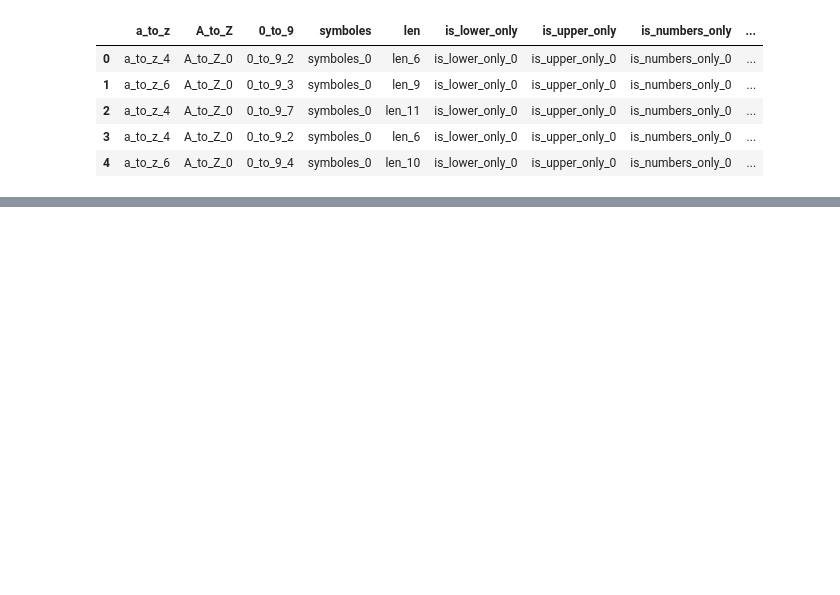
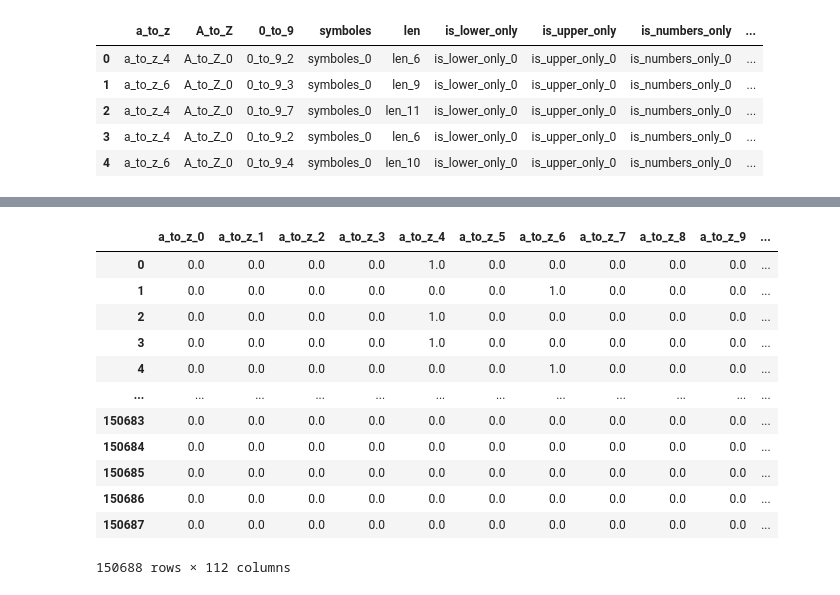
Before and after one commit to sandu9618/FIM-Password-Strength, a Jupyter notebook: apriori_lib.ipynb, the cells around one changed output, grey strips where cells are left out. Saved outputs shown, nothing was run; the diff lists cells and outputs as text; code cells hidden in the pictures; blank space fills up the shorter version.

```diff
--- a/apriori_lib.ipynb
+++ b/apriori_lib.ipynb
@@ -73,9 +51,6 @@ for col in cols:
     if 'is_' in col:
         counts = 2
     if 'str' in col:
-        counts = 5
+        counts = 6
     for i in range(counts):
         featureList.append(col+'_'+str(i))
-
-oneHotEncodedDF = pd.DataFrame(functions.oneHot(rules,featureList), columns=featureList)
-oneHotEncodedDF.to_csv(define_.Train_G5_ENCODED)
@@ -92,0 +86,2 @@ Index(['a_to_z_0', 'a_to_z_1', 'a_to_z_2', 'a_to_z_3', 'a_to_z_4', 'a_to_z_5',
+# %%
+oneHotEncodedDF = pd.DataFrame(functions.oneHotDataSet(dataSet,featureList), columns=featureList)
@@ -92,0 +108,16 @@ Index(['a_to_z_0', 'a_to_z_1', 'a_to_z_2', 'a_to_z_3', 'a_to_z_4', 'a_to_z_5',
+# %%
+oneHotEncodedDF
+# %% [output]
+|  | a_to_z_0 | a_to_z_1 | a_to_z_2 | a_to_z_3 | a_to_z_4 | a_to_z_5 | a_to_z_6 | a_to_z_7 | a_to_z_8 | a_to_z_9 | ... |
+| 0 | 0.0 | 0.0 | 0.0 | 0.0 | 1.0 | 0.0 | 0.0 | 0.0 | 0.0 | 0.0 | ... |
+| 1 | 0.0 | 0.0 | 0.0 | 0.0 | 0.0 | 0.0 | 1.0 | 0.0 | 0.0 | 0.0 | ... |
+| 2 | 0.0 | 0.0 | 0.0 | 0.0 | 1.0 | 0.0 | 0.0 | 0.0 | 0.0 | 0.0 | ... |
+| 3 | 0.0 | 0.0 | 0.0 | 0.0 | 1.0 | 0.0 | 0.0 | 0.0 | 0.0 | 0.0 | ... |
+| 4 | 0.0 | 0.0 | 0.0 | 0.0 | 0.0 | 0.0 | 1.0 | 0.0 | 0.0 | 0.0 | ... |
+| ... | ... | ... | ... | ... | ... | ... | ... | ... | ... | ... | ... |
+| 150683 | 0.0 | 0.0 | 0.0 | 0.0 | 0.0 | 0.0 | 0.0 | 0.0 | 0.0 | 0.0 | ... |
+| 150684 | 0.0 | 0.0 | 0.0 | 0.0 | 0.0 | 0.0 | 0.0 | 0.0 | 0.0 | 0.0 | ... |
+| 150685 | 0.0 | 0.0 | 0.0 | 0.0 | 0.0 | 0.0 | 0.0 | 0.0 | 0.0 | 0.0 | ... |
+| 150686 | 0.0 | 0.0 | 0.0 | 0.0 | 0.0 | 0.0 | 0.0 | 0.0 | 0.0 | 0.0 | ... |
+| 150687 | 0.0 | 0.0 | 0.0 | 0.0 | 0.0 | 0.0 | 0.0 | 0.0 | 0.0 | 0.0 | ... |
+150688 rows × 112 columns
```
Also changed, not shown: parts of 15 cells of this notebook.
